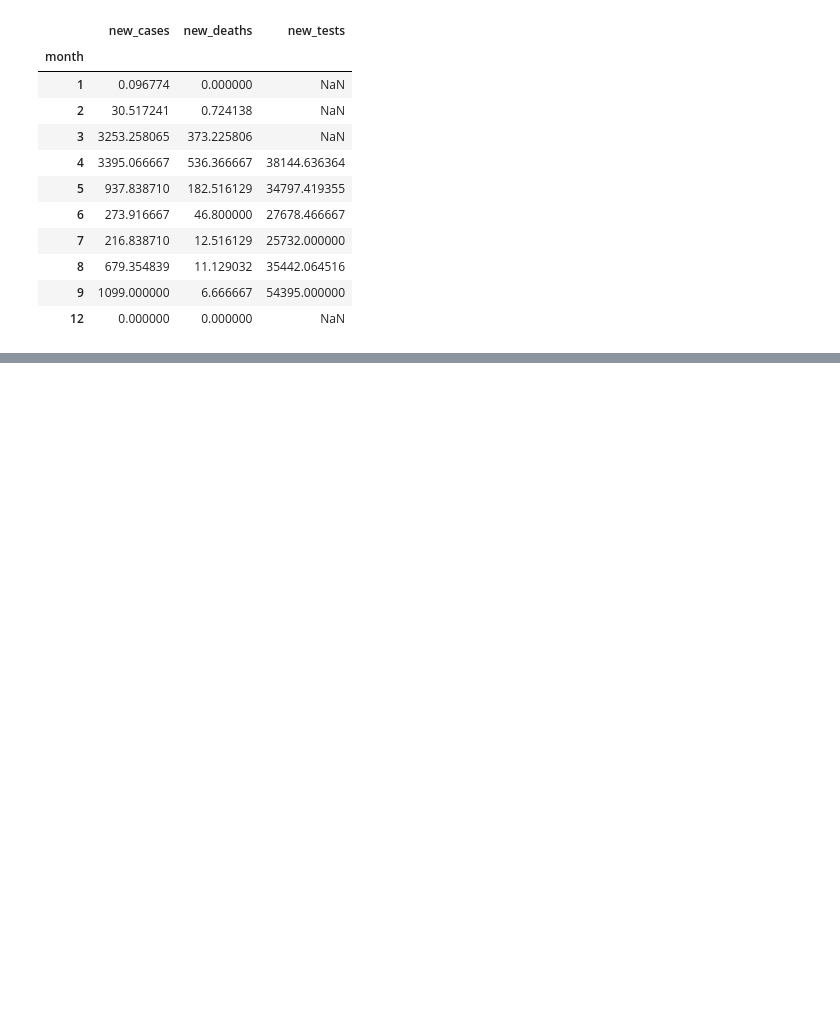
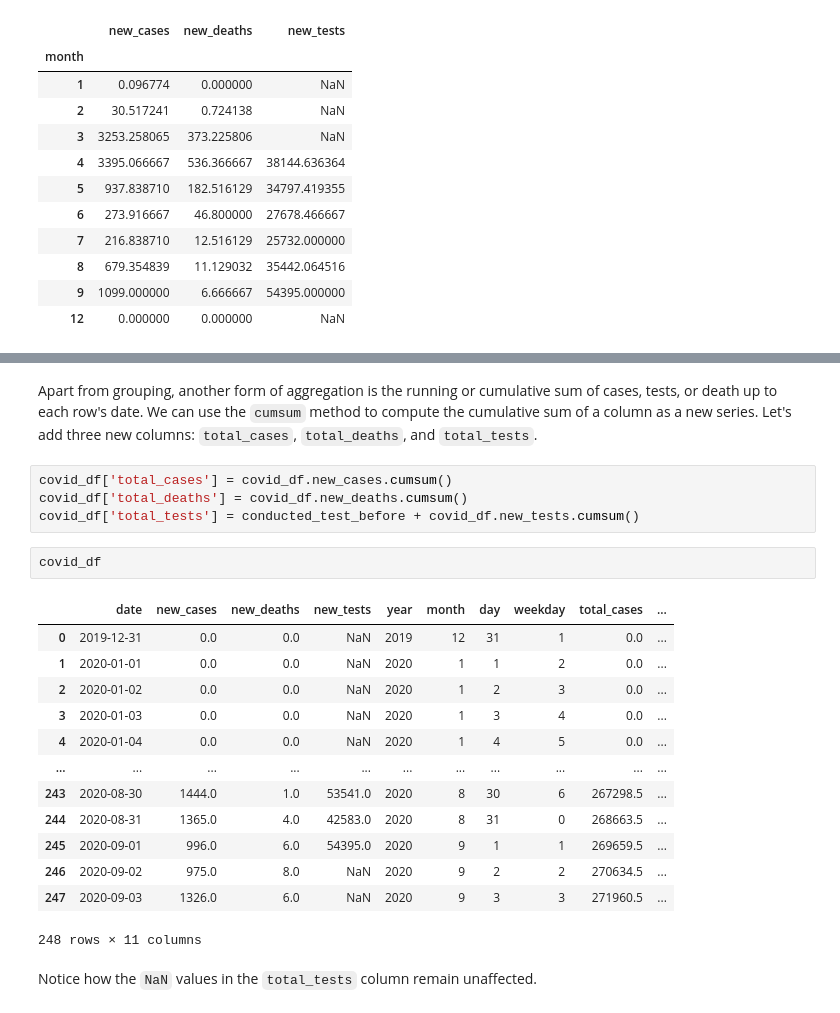
Before and after one commit to dajebbar/Jovian_Data_Analysis_with_python, a Jupyter notebook: Lesson_4_Analyzing_Tabular_Data_with_Pandas/analyzing tabular with pandas.ipynb, the cells around one changed output, grey strips where cells are left out. Saved outputs shown, nothing was run; the diff lists cells and outputs as text; blank space fills up the shorter version.

```diff
--- a/Lesson_4_Analyzing_Tabular_Data_with_Pandas/analyzing tabular with pandas.ipynb
+++ b/Lesson_4_Analyzing_Tabular_Data_with_Pandas/analyzing tabular with pandas.ipynb
@@ -505,0 +519,24 @@ covid_month_mean_df
+# %% [markdown]
+Apart from grouping, another form of aggregation is the running or cumulative sum of cases, tests, or death up to each row's date. We can use the `cumsum` method to compute the cumulative sum of a column as a new series. Let's add three new columns: `total_cases`, `total_deaths`, and `total_tests`.
+# %%
+covid_df['total_cases'] = covid_df.new_cases.cumsum()
+covid_df['total_deaths'] = covid_df.new_deaths.cumsum()
+covid_df['total_tests'] = conducted_test_before + covid_df.new_tests.cumsum()
+# %%
+covid_df
+# %% [output]
+|  | date | new_cases | new_deaths | new_tests | year | month | day | weekday | total_cases | ... |
+| 0 | 2019-12-31 | 0.0 | 0.0 | NaN | 2019 | 12 | 31 | 1 | 0.0 | ... |
+| 1 | 2020-01-01 | 0.0 | 0.0 | NaN | 2020 | 1 | 1 | 2 | 0.0 | ... |
+| 2 | 2020-01-02 | 0.0 | 0.0 | NaN | 2020 | 1 | 2 | 3 | 0.0 | ... |
+| 3 | 2020-01-03 | 0.0 | 0.0 | NaN | 2020 | 1 | 3 | 4 | 0.0 | ... |
+| 4 | 2020-01-04 | 0.0 | 0.0 | NaN | 2020 | 1 | 4 | 5 | 0.0 | ... |
+| ... | ... | ... | ... | ... | ... | ... | ... | ... | ... | ... |
+| 243 | 2020-08-30 | 1444.0 | 1.0 | 53541.0 | 2020 | 8 | 30 | 6 | 267298.5 | ... |
+| 244 | 2020-08-31 | 1365.0 | 4.0 | 42583.0 | 2020 | 8 | 31 | 0 | 268663.5 | ... |
+| 245 | 2020-09-01 | 996.0 | 6.0 | 54395.0 | 2020 | 9 | 1 | 1 | 269659.5 | ... |
+| 246 | 2020-09-02 | 975.0 | 8.0 | NaN | 2020 | 9 | 2 | 2 | 270634.5 | ... |
+| 247 | 2020-09-03 | 1326.0 | 6.0 | NaN | 2020 | 9 | 3 | 3 | 271960.5 | ... |
+248 rows × 11 columns
+# %% [markdown]
+Notice how the `NaN` values in the `total_tests` column remain unaffected.
```
Also changed, not shown: parts of 25 cells of this notebook.
